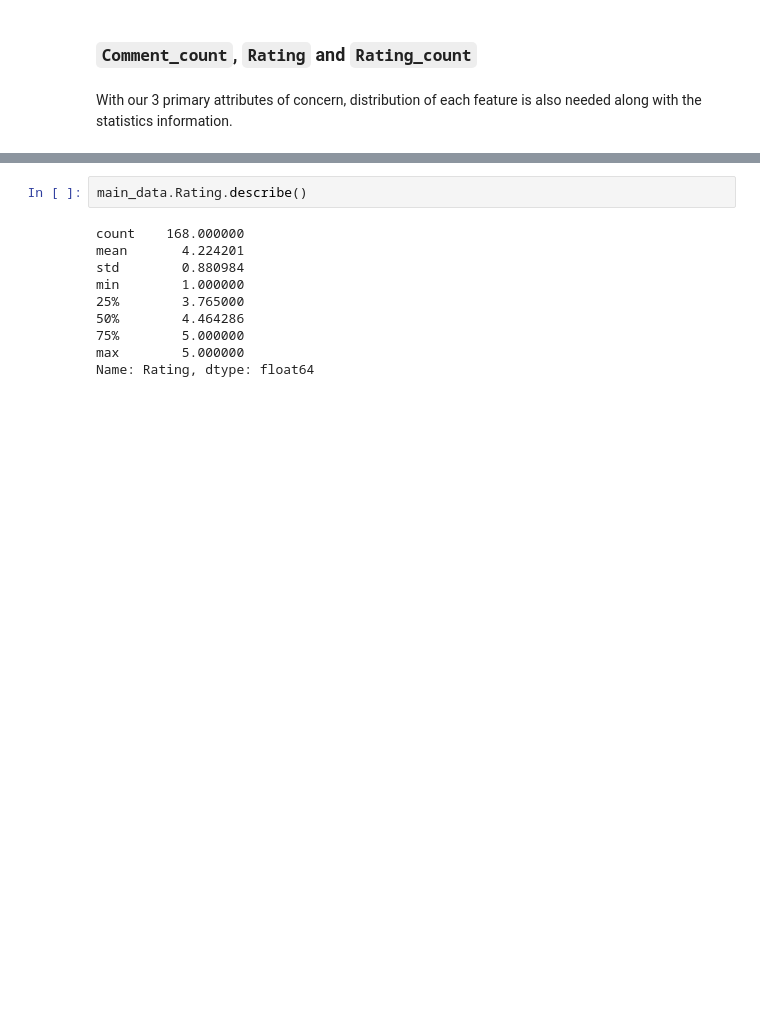
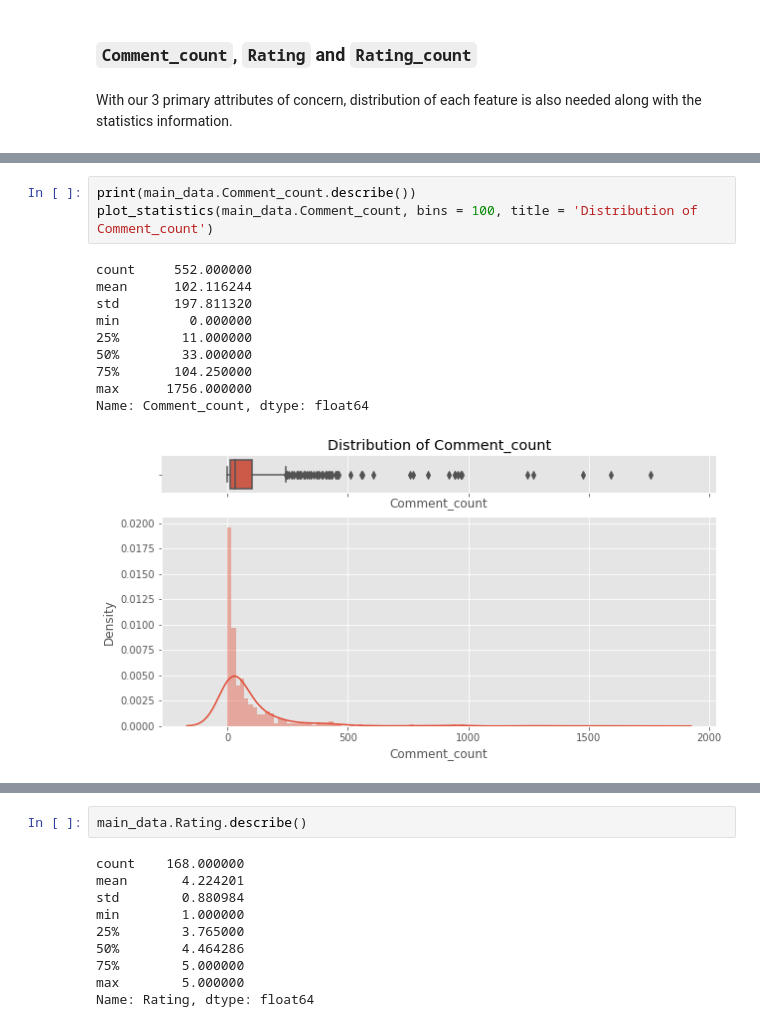
Before and after one commit to hungpham13/Laptop-EDA, a Jupyter notebook: EDA.ipynb, the cells around one changed output, grey strips where cells are left out. Drawn from its saved outputs; the diff is of its cells as text; blank space fills up the shorter version.

```diff
--- a/EDA.ipynb
+++ b/EDA.ipynb
@@ -331,0 +315,14 @@ Name: Comment_count, dtype: float64
+# %%
+print(main_data.Comment_count.describe())
+plot_statistics(main_data.Comment_count, bins = 100, title = 'Distribution of Comment_count')
+# %% [output]
+count     552.000000
+mean      102.116244
+std       197.811320
+min         0.000000
+25%        11.000000
+50%        33.000000
+75%       104.250000
+max      1756.000000
+Name: Comment_count, dtype: float64
+[figure, added]
```
Also changed, not shown: parts of 77 cells of this notebook.
